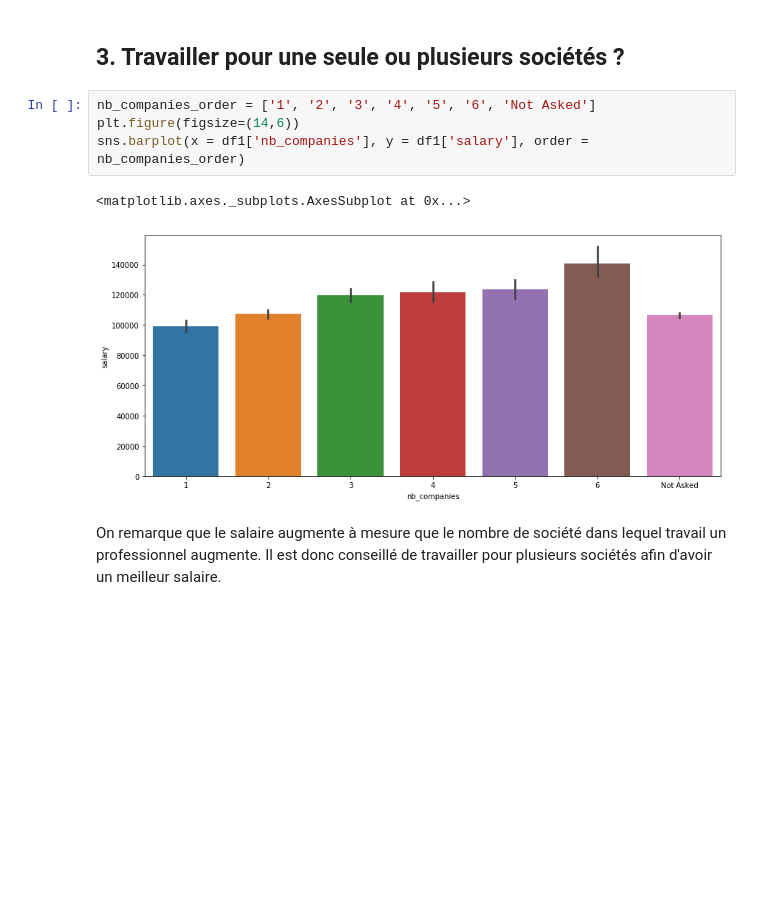
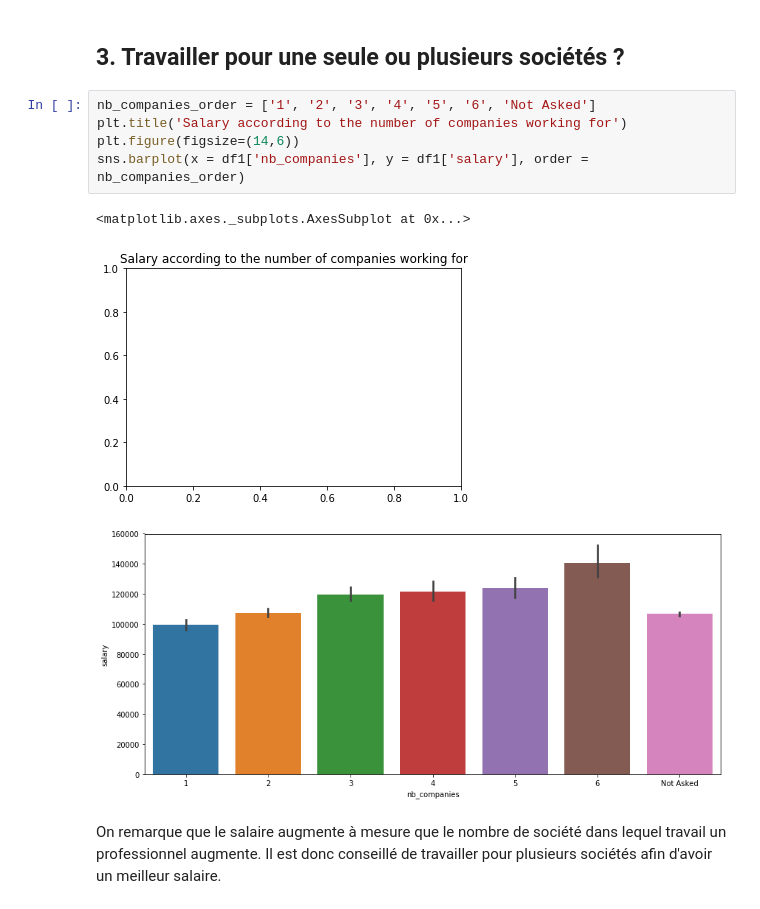
Before and after one commit to SprinTech/american_dream_db, a Jupyter notebook: notebook/career_visualization.ipynb, the cells around one changed output. Cells and saved outputs as stored; diff of their text form; blank space fills up the shorter version.

Commit message:
update data visualization

```diff
--- a/notebook/career_visualization.ipynb
+++ b/notebook/career_visualization.ipynb
@@ -66,11 +71,13 @@ plt.figure(figsize=(16,8))
 ## 3. Travailler pour une seule ou plusieurs sociétés ?
 # %%
 nb_companies_order = ['1', '2', '3', '4', '5', '6', 'Not Asked']
+plt.title('Salary according to the number of companies working for')
 plt.figure(figsize=(14,6))
 sns.barplot(x = df1['nb_companies'], y = df1['salary'], order = nb_companies_order)
 # %% [output]
 <matplotlib.axes._subplots.AxesSubplot at 0x...>
-[figure, old version]
+[figure, new version]
+[figure, added]
 # %% [markdown]
 On remarque que le salaire augmente à mesure que le nombre de société dans lequel travail un professionnel augmente. Il est donc conseillé de travailler pour plusieurs sociétés afin d'avoir un meilleur salaire.
 # %% [markdown]
```
Also changed, not shown: parts of 14 cells of this notebook.
